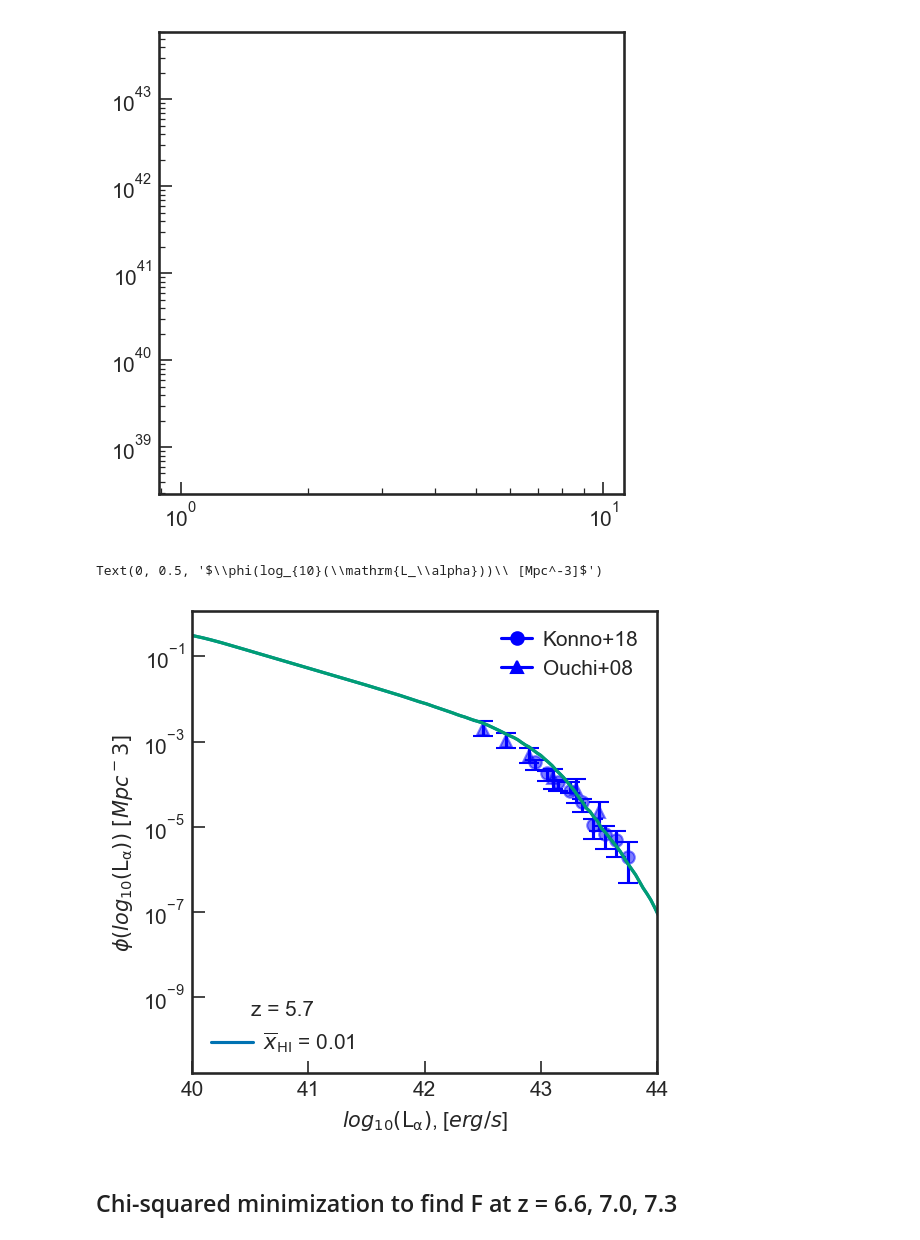
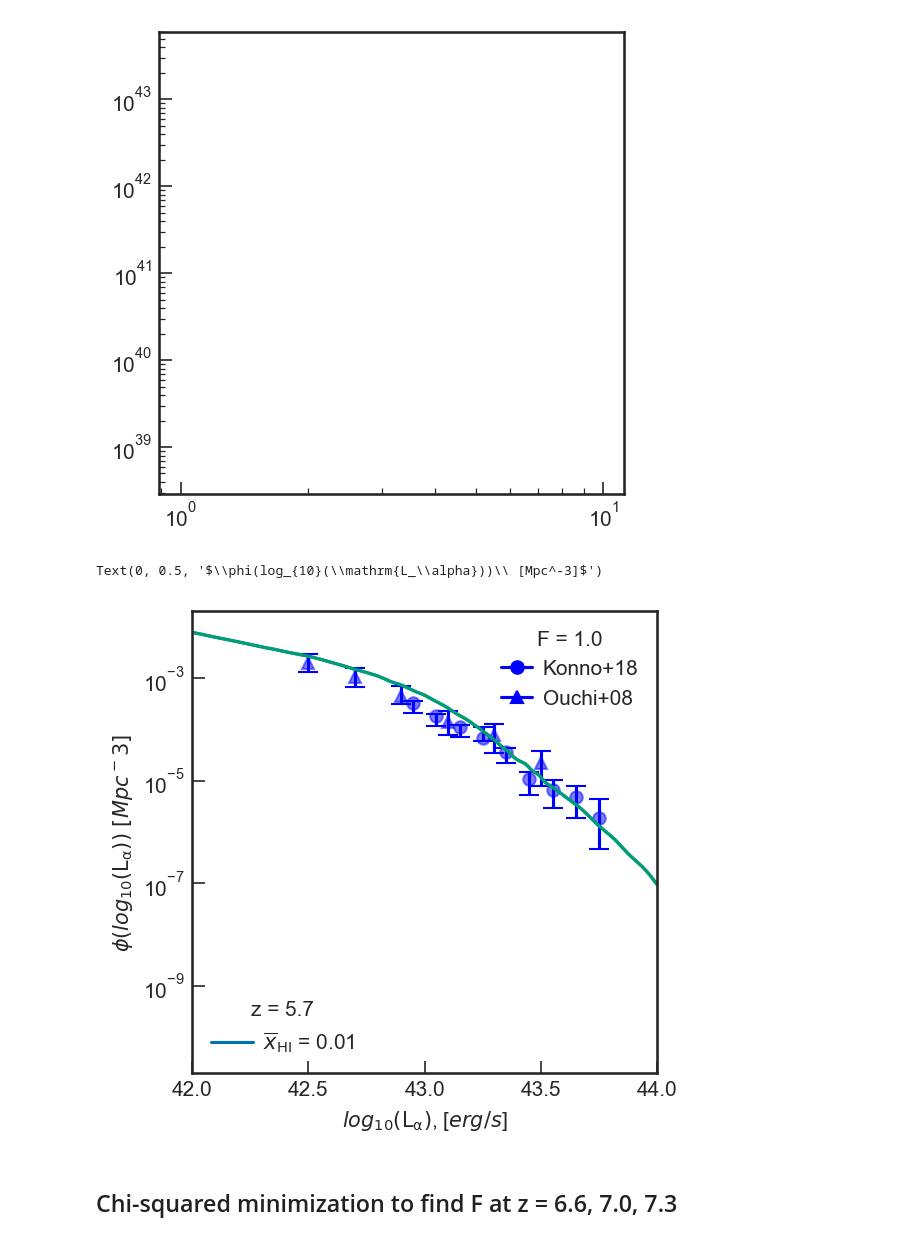
Before and after one commit to amora250/SAO-REU2020, a Jupyter notebook: CODE/Lya LF.ipynb, the cells around one changed output. Drawn from its saved outputs; the diff is of its cells as text; code cells hidden in the pictures.

```diff
--- a/CODE/Lya LF.ipynb
+++ b/CODE/Lya LF.ipynb
@@ -87,24 +87,26 @@ plt.loglog(Muv_grid,expec_L,label='$\overline{x}_\mathrm{HI}$=0.01')
 # %%
 #Calibrated Lya LF
 
 plt.figure(figsize=(4.,4.), dpi=150)
 log10_LF_calibrate = LF.make_lya_LF(zval_test = 5.7,xHI_test = 0.01, F = 1., plot=True, log=True)
 plt.semilogy(LF.log10_lg, log10_LF_calibrate)
 
 leg_zval1 = plt.legend(title = 'z = 5.7',frameon=False, handletextpad=0.5, loc="lower left")
 plt.gca().add_artist(leg_zval1)
 line2 = mlines.Line2D([], [], color='blue', marker='o', label='Konno+18')
 line3 = mlines.Line2D([], [], color='blue', marker='^', label='Ouchi+08')
 
-plt.legend(handles=[line2,line3], loc='upper right', frameon=False, handletextpad=0.5, handlelength=1.5)
-plt.xlim(40,44)
+plt.legend(title = 'F = 1.0', handles=[line2,line3], loc='upper right', frameon=False, handletextpad=0.5, handlelength=1.5)
+plt.xlim(42,44)
 plt.xlabel(r'$log_{10}(\mathrm{L_\alpha})$, [$erg/s$]')
 plt.ylabel(r'$\phi(log_{10}(\mathrm{L_\alpha}))\ [Mpc^-3]$')
 # plt.savefig('CalibratedKonnovsLF.pdf', bbox_inches='tight')
 # plt.show()
+# plt.savefig('CalibratedKonnovsLFf666.pdf', bbox_inches='tight')
+# plt.show()
 # %% [output]
 Text(0, 0.5, '$\\phi(log_{10}(\\mathrm{L_\\alpha}))\\ [Mpc^-3]$')
-[figure, old version]
+[figure, new version]
 # %% [markdown]
 ## Chi-squared minimization to find F at z = 6.6, 7.0, 7.3
 # %%
```
Also changed, not shown: parts of 8 cells of this notebook, 11 other files.
